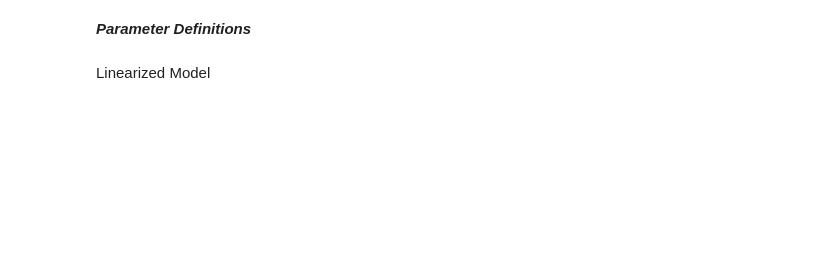
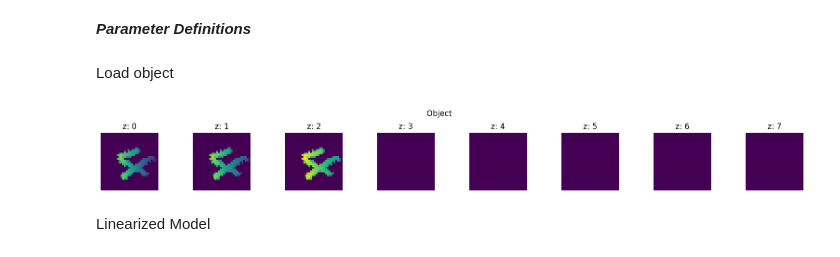
Before and after one commit to sanjith1999/FRIS, a Jupyter notebook: twist_demo.ipynb, the cells around one changed output. Saved outputs shown, nothing was run; the diff lists cells and outputs as text; code cells hidden in the pictures; blank space fills up the shorter version.

```diff
--- a/twist_demo.ipynb
+++ b/twist_demo.ipynb
@@ -6,3 +6,21 @@ m                       = 16                             # Number of Patterns
 dd_factor               = 2                             # Detector Downsampling Factor
+# %% [markdown]
+Load object
+# %%
+from libs.forward_lib.read_data import ReadData
+from libs.forward_lib.simulate_data import MnistSimulator
+import numpy as np
+
+# RD = ReadData(nx, ny, nz)
+# RD.load_object("blood_cell")
+# RD.visualize_data(is_orginal=True)
+# X = RD.X.cpu().numpy().reshape(nx*ny*nz, 1)
+
+MS = MnistSimulator(nx, ny, nz, up_factor=(1/8,1,1))
+MS.update_data()
+X = MS.X.cpu().numpy().reshape(nx*ny*nz, 1)
+MS.visualize_object(vis_planes=True)
+# %% [output]
+[figure, added]
 # %% [markdown]
 Linearized Model
```
Also changed, not shown: parts of 7 cells of this notebook, 28 other files.
